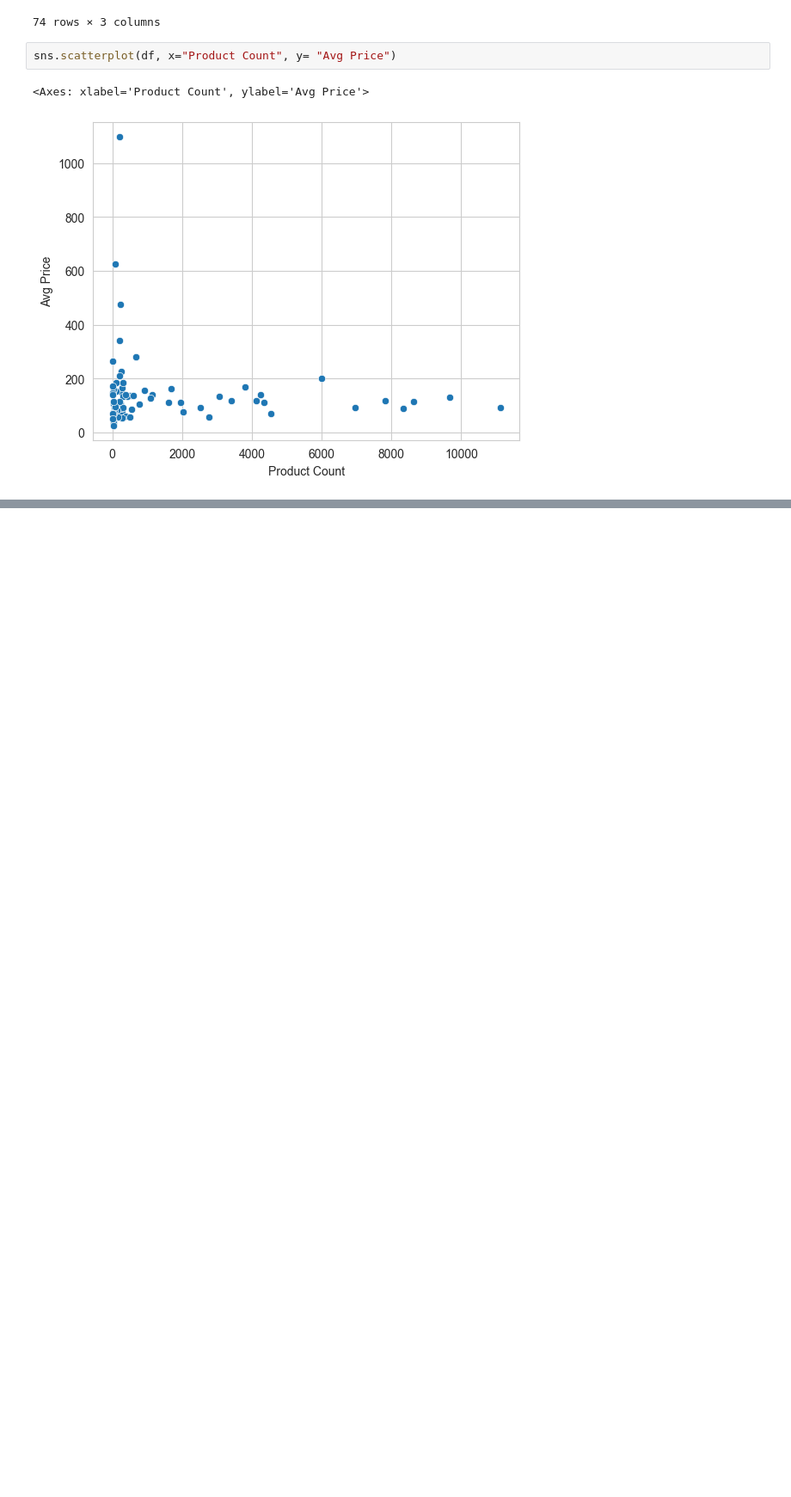
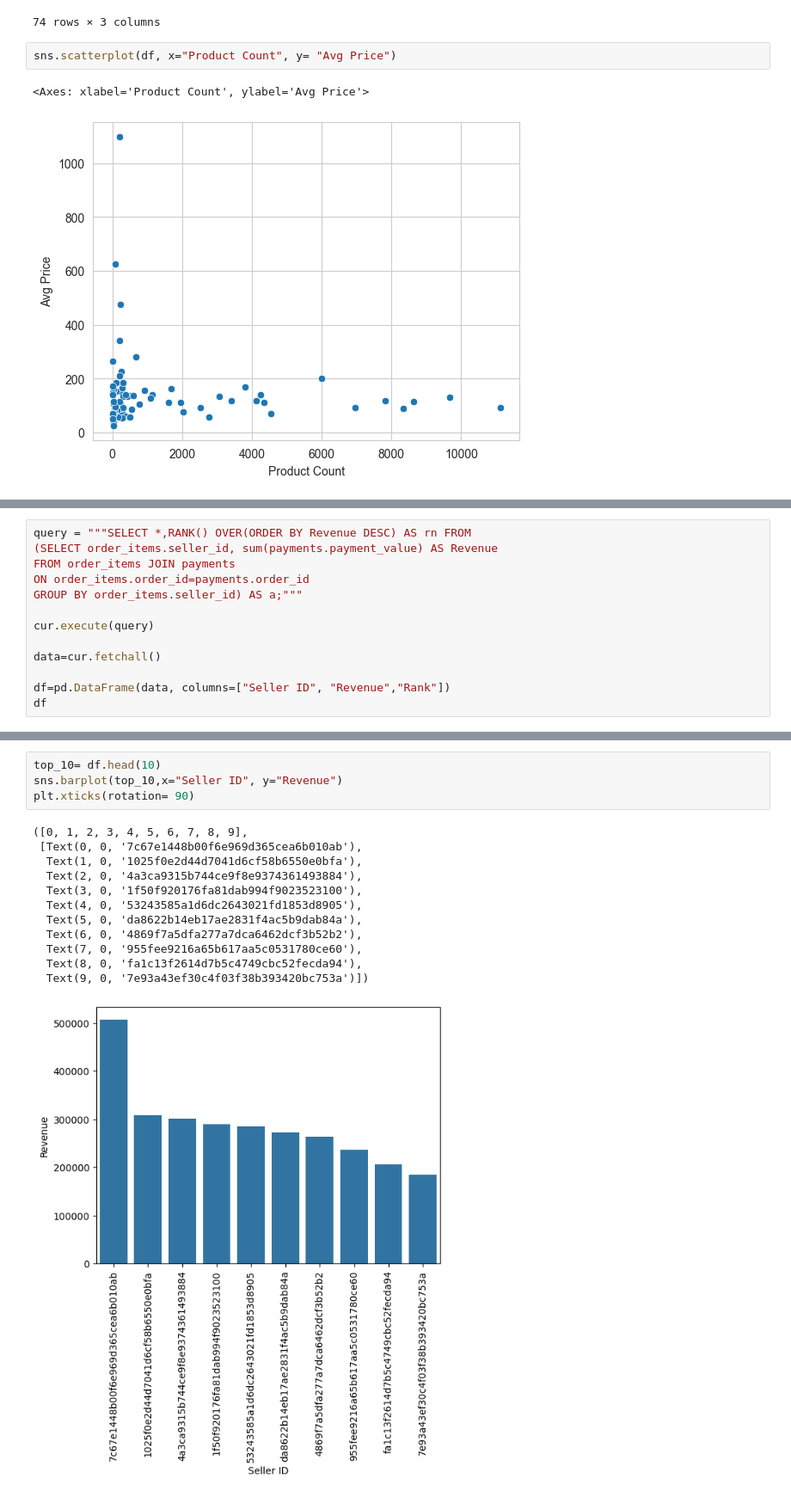
Before and after one commit to TanjiEvan/Guided-Projects, a Jupyter notebook: Youtube/e-Commerce Analysis/e-CommerceAnalysis.ipynb, the cells around one changed output, grey strips where cells are left out. Shown at 86% size. Cells and saved outputs as stored; diff of their text form; blank space fills up the shorter version.

```diff
--- a/Youtube/e-Commerce Analysis/e-CommerceAnalysis.ipynb
+++ b/Youtube/e-Commerce Analysis/e-CommerceAnalysis.ipynb
@@ -515,0 +518,13 @@ sns.scatterplot(df, x="Product Count", y= "Avg Price")
+# %%
+query = """SELECT *,RANK() OVER(ORDER BY Revenue DESC) AS rn FROM
+(SELECT order_items.seller_id, sum(payments.payment_value) AS Revenue
+FROM order_items JOIN payments
+ON order_items.order_id=payments.order_id
+GROUP BY order_items.seller_id) AS a;"""
+
+cur.execute(query)
+
+data=cur.fetchall()
+
+df=pd.DataFrame(data, columns=["Seller ID", "Revenue","Rank"])
+df
@@ -515,0 +545,17 @@ sns.scatterplot(df, x="Product Count", y= "Avg Price")
+# %%
+top_10= df.head(10)
+sns.barplot(top_10,x="Seller ID", y="Revenue")
+plt.xticks(rotation= 90)
+# %% [output]
+([0, 1, 2, 3, 4, 5, 6, 7, 8, 9],
+ [Text(0, 0, '7c67e1448b00f6e969d365cea6b010ab'),
+  Text(1, 0, '1025f0e2d44d7041d6cf58b6550e0bfa'),
+  Text(2, 0, '4a3ca9315b744ce9f8e9374361493884'),
+  Text(3, 0, '1f50f920176fa81dab994f9023523100'),
+  Text(4, 0, '53243585a1d6dc2643021fd1853d8905'),
+  Text(5, 0, 'da8622b14eb17ae2831f4ac5b9dab84a'),
+  Text(6, 0, '4869f7a5dfa277a7dca6462dcf3b52b2'),
+  Text(7, 0, '955fee9216a65b617aa5c0531780ce60'),
+  Text(8, 0, 'fa1c13f2614d7b5c4749cbc52fecda94'),
+  Text(9, 0, '7e93a43ef30c4f03f38b393420bc753a')])
+[figure, added]
```
Also changed, not shown: parts of 6 cells of this notebook.
